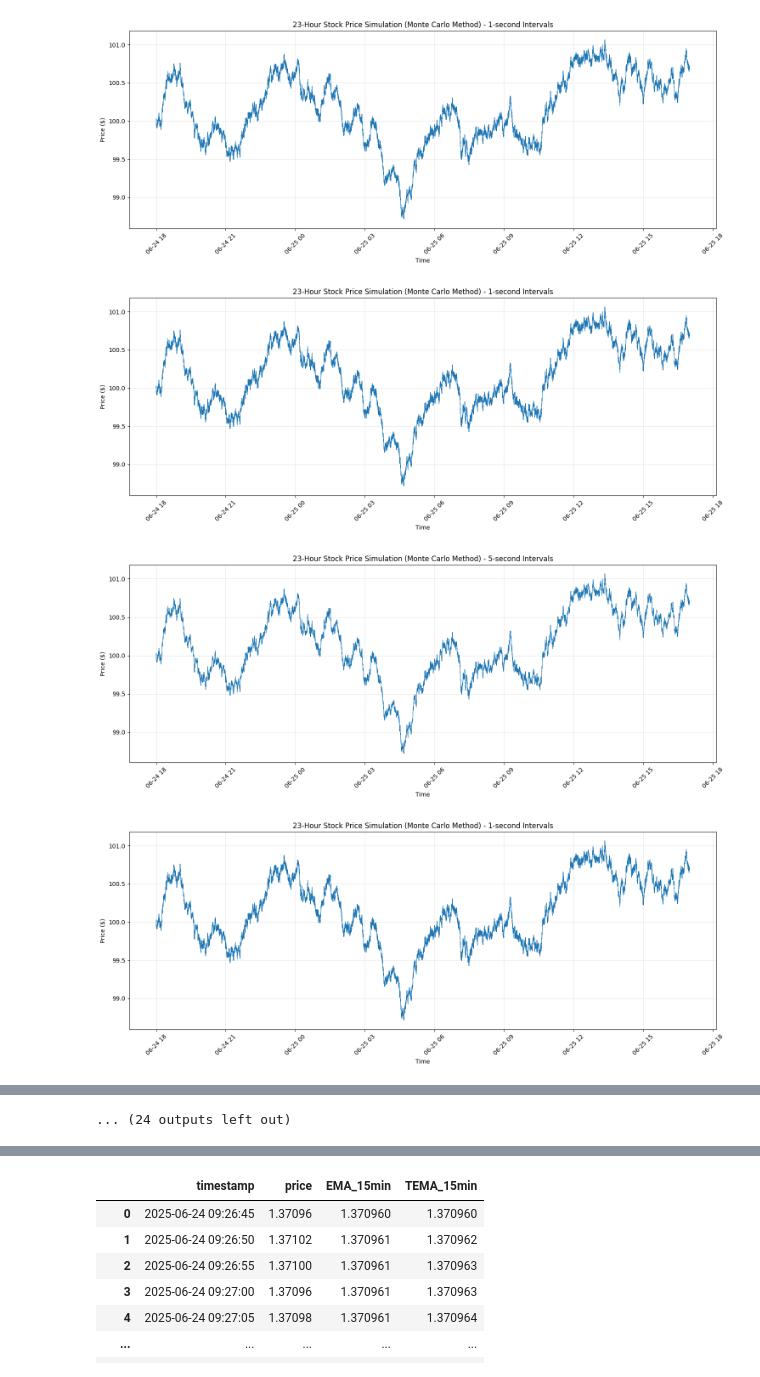
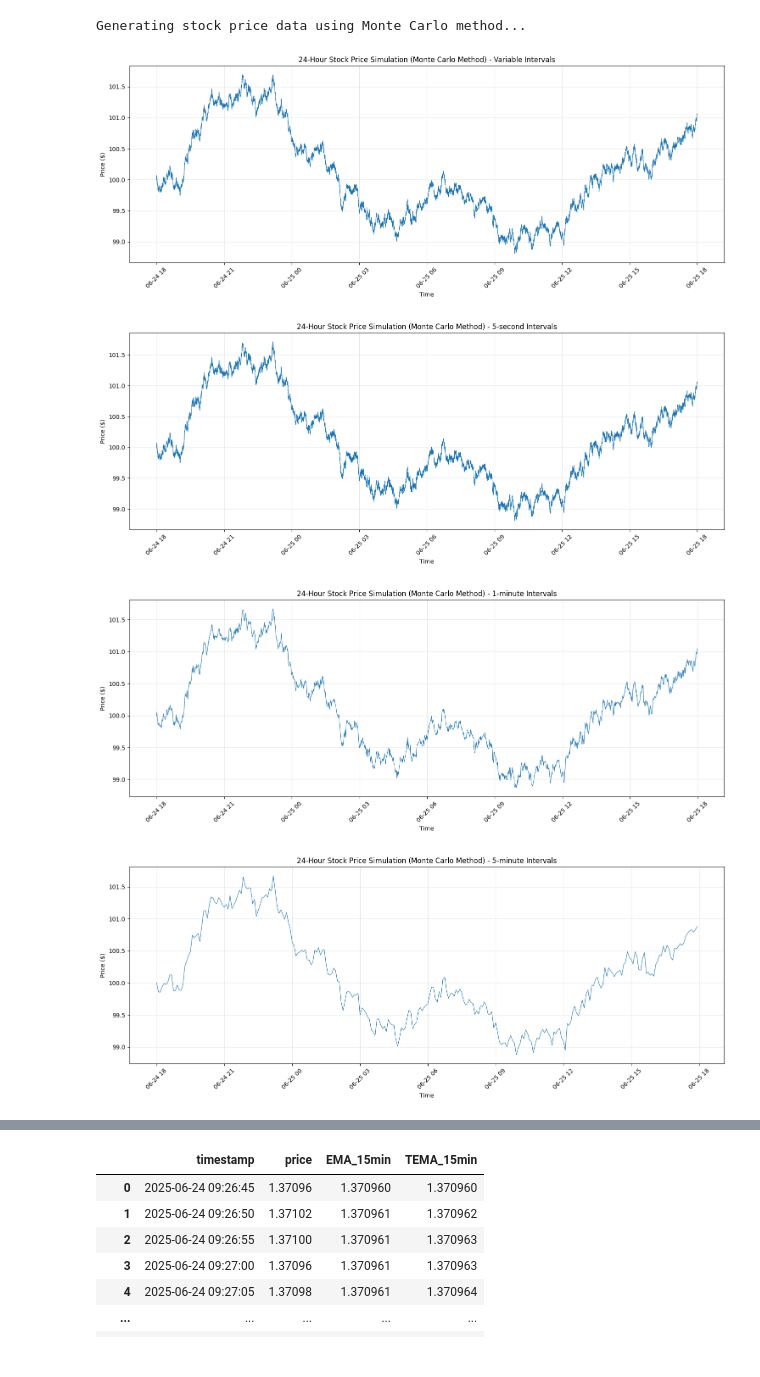
Before and after one commit to surgelove/trading_strategies_testbed, a Jupyter notebook: test1.ipynb, the cells around one changed output, grey strips where cells are left out. Cells and saved outputs as stored; diff of their text form; code cells hidden in the pictures.

```diff
--- a/test1.ipynb
+++ b/test1.ipynb
@@ -291,5 +291,5 @@ def get_oanda_data(api_key, account_id, instrument='USD_CAD', granularity='S5',
 # %%
-def create_variable_interval_data(base_df, min_interval=1, max_interval=60):
+def create_variable_interval_data(base_df, min_interval, max_interval):
     """
     Create a new DataFrame with variable time intervals by randomly removing rows
 
@@ -307,6 +307,7 @@ def create_variable_interval_data(base_df, min_interval=1, max_interval=60):
     pandas.DataFrame
         New DataFrame with variable time intervals
     """
+
     # Start with first row
     variable_data = [base_df.iloc[0]]
     current_index = 0
@@ -335,50 +441,58 @@ def create_variable_interval_data(base_df, min_interval=1, max_interval=60):
 # %%
-# Generate the data with 1 second intervals for 23 hours
-interval = 1  # 1 second intervals
+import numpy as np
+
+# Generate the data with 5 seconds intervals for 23 hours
+interval = 5  # 1 second intervals
 hours = 23
 np.random.seed(42)  # For reproducible results
 
+SOURCE = 1 # 1 = Monte Carlo, 2 = OANDA
+
 # Generate stock price data using Monte Carlo method
-# stock_df = generate_stock_price_data(interval=1, hourså=hours) # 1-second intervals
+if SOURCE == 1:
+    print("Generating stock price data using Monte Carlo method...")
+    hours = int(input("Number of hours to fetch (e.g., 10): "))
+    stock_df = generate_stock_price_data(interval=5, hours=hours) # 1-second intervals
 
-# Generate stock data from OANDA API
-instrument = input("Instrument (e.g., USD_CAD): ")
-granularity = input("Granularity (e.g., S5, M1, M5): ")
-hours = int(input("Number of hours to fetch (e.g., 10): "))
-api_key = input("API Key please: ")
-stock_df = get_oanda_data(
-    api_key=api_key,
-    account_id='001-002-6172489-007',
-    instrument=instrument,
-    granularity=granularity,
-    hours=hours
-)
+if SOURCE == 2:
+    # Generate stock data from OANDA API
+    instrument = input("Instrument (e.g., USD_CAD): ")
+    granularity = 'S5' # input("Granularity (e.g., S5, M1, M5): ")
+    hours = int(input("Number of hours to fetch (e.g., 10): "))
+    api_key = input("API Key please: ")
+    stock_df = get_oanda_data(
+        api_key=api_key,
+        account_id='001-002-6172489-007',
+        instrument=instrument,
+        granularity=granularity,
+        hours=hours
+    )
 
 # from stock_df, create different intervals
-stock_1sec = stock_df.copy()
-stock_5sec = stock_df[::5].reset_index(drop=True)  # Every 5th row for 5-second intervals
-stock_1min = stock_df[::60].reset_index(drop=True)  # Every 60th row for 1-minute intervals
-stock_5min = stock_df[::300].reset_index(drop=True)  # Every 300th row for 5-minute intervals
-stock_10min = stock_df[::600].reset_index(drop=True)  # Every 600th row for 10-minute intervals
-stock_15min = stock_df[::900].reset_index(drop=True)  # Every 600th row for 15-minute intervals
-stock_1hour = stock_df[::3600].reset_index(drop=True)  # Every 3600th row for 1-hour intervals
-stock_variable = create_variable_interval_data(stock_df, min_interval=1, max_interval=60) # variable intervals
+stock_5sec = stock_df.copy()
+stock_1min = stock_df[::12].reset_index(drop=True)  # Every 12th row for 1-minute intervals
+stock_5min =  stock_df[::60].reset_index(drop=True)  # Every 60th row for 5-minute intervals
+stock_10min = stock_df[::120].reset_index(drop=True)  # Every 120th row for 10-minute intervals
+stock_15min = stock_df[::180].reset_index(drop=True)  # Every 180th row for 15-minute intervals
+stock_1hour = stock_df[::720].reset_index(drop=True)  # Every 720th row for 1-hour intervals
+stock_variable = create_variable_interval_data(stock_df, min_interval=1, max_interval=2) # variable intervals
 
 
 # Plot the stock price over the specified time period
-for df, label in zip([stock_1sec, stock_5sec, stock_1min, stock_5min, stock_10min, stock_15min, stock_1hour, stock_variable],
-                   ['1-second', '5-second', '1-minute', '5-minute', '10-minute', '15-minute', '1-hour', 'Variable']):
+for df, label in zip([stock_variable, stock_5sec, stock_1min, stock_5min, stock_10min, stock_15min, stock_1hour],
+                   ['Variable', '5-second', '1-minute', '5-minute', '10-minute', '15-minute', '1-hour']):
     plt.figure(figsize=(15, 6))
     plt.plot(df['timestamp'], df['price'], linewidth=0.8, label=f'{label} intervals')
     plt.title(f'{hours:.0f}-Hour Stock Price Simulation (Monte Carlo Method) - {label} Intervals')
     plt.xlabel('Time')
     plt.ylabel('Price ($)')
     plt.grid(True, alpha=0.3)
     plt.xticks(rotation=45)
     plt.tight_layout()
     plt.show()
 # %% [output]
+Generating stock price data using Monte Carlo method...
-[figure, old version]
+[figure, new version]
-[figure, old version]
+[figure, new version]
-[figure, old version]
+[figure, new version]
-[figure, old version]
+[figure, new version]
@@ -393 +501,0 @@ for df, label in zip([stock_1sec, stock_5sec, stock_1min, stock_5min, stock_10mi
-... (24 outputs left out)
```
Also changed, not shown: parts of 15 cells of this notebook.
